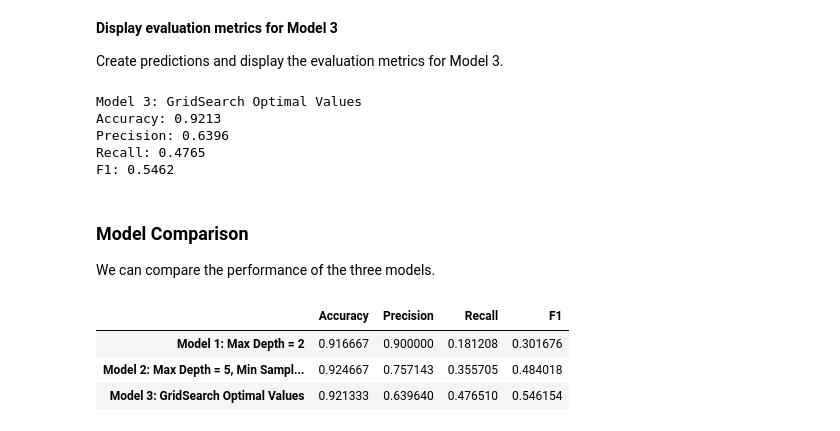
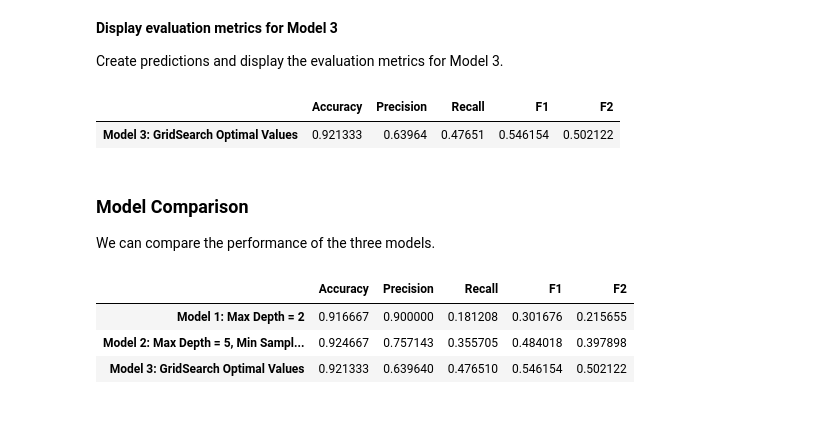
Before and after one commit to dcyoung23/msba511, a Jupyter notebook: docs/resources/tutorials/06_evaluating_classifiers_tutorial.ipynb, the cells around one changed output. Drawn from its saved outputs; the diff is of its cells as text; code cells hidden in the pictures.

```diff
--- a/docs/resources/tutorials/06_evaluating_classifiers_tutorial.ipynb
+++ b/docs/resources/tutorials/06_evaluating_classifiers_tutorial.ipynb
@@ -161,5 +161,6 @@ For `precision_score`, `recall_score`, and `fbeta_score` in `sklearn.metrics`, t
 # %%
 pred1 = dt1.predict(X_test)
 
-dt1_metrics = evaluate_model(y_test, pred1, title1)
+dt1_metrics = evaluate_model(y_test, pred1, beta=2, model_name=title1)
+dt1_metrics
 # %% [output]
@@ -197,5 +195,6 @@ Create predictions and display the evaluation metrics for Model 2.
 # %%
 pred2 = dt2.predict(X_test)
 
-dt2_metrics = evaluate_model(y_test, pred2, title2)
+dt2_metrics = evaluate_model(y_test, pred2, beta=2, model_name=title2)
+dt2_metrics
 # %% [output]
@@ -336,27 +332,25 @@ Create predictions and display the evaluation metrics for Model 3.
 # %%
 pred3 = dt3.predict(X_test)
 
-dt3_metrics = evaluate_model(y_test, pred3, title3)
+dt3_metrics = evaluate_model(y_test, pred3, beta=2, model_name=title3)
+dt3_metrics
 # %% [output]
-Model 3: GridSearch Optimal Values
-Accuracy: 0.9213
-Precision: 0.6396
-Recall: 0.4765
-F1: 0.5462
+|  | Accuracy | Precision | Recall | F1 | F2 |
+| Model 3: GridSearch Optimal Values | 0.921333 | 0.63964 | 0.47651 | 0.546154 | 0.502122 |
 # %% [markdown]
 ### Model Comparison
 
 We can compare the performance of the three models.
 # %%
-results_df = pd.DataFrame([
+results_df = pd.concat([
     dt1_metrics,
     dt2_metrics,
     dt3_metrics
-], index=[title1, title2, title3])
+])
 
 results_df
 # %% [output]
-|  | Accuracy | Precision | Recall | F1 |
-| Model 1: Max Depth = 2 | 0.916667 | 0.900000 | 0.181208 | 0.301676 |
-| Model 2: Max Depth = 5, Min Sampl... | 0.924667 | 0.757143 | 0.355705 | 0.484018 |
-| Model 3: GridSearch Optimal Values | 0.921333 | 0.639640 | 0.476510 | 0.546154 |
+|  | Accuracy | Precision | Recall | F1 | F2 |
+| Model 1: Max Depth = 2 | 0.916667 | 0.900000 | 0.181208 | 0.301676 | 0.215655 |
+| Model 2: Max Depth = 5, Min Sampl... | 0.924667 | 0.757143 | 0.355705 | 0.484018 | 0.397898 |
+| Model 3: GridSearch Optimal Values | 0.921333 | 0.639640 | 0.476510 | 0.546154 | 0.502122 |
```
Also changed, not shown: parts of 2 cells of this notebook, 16 other files.
